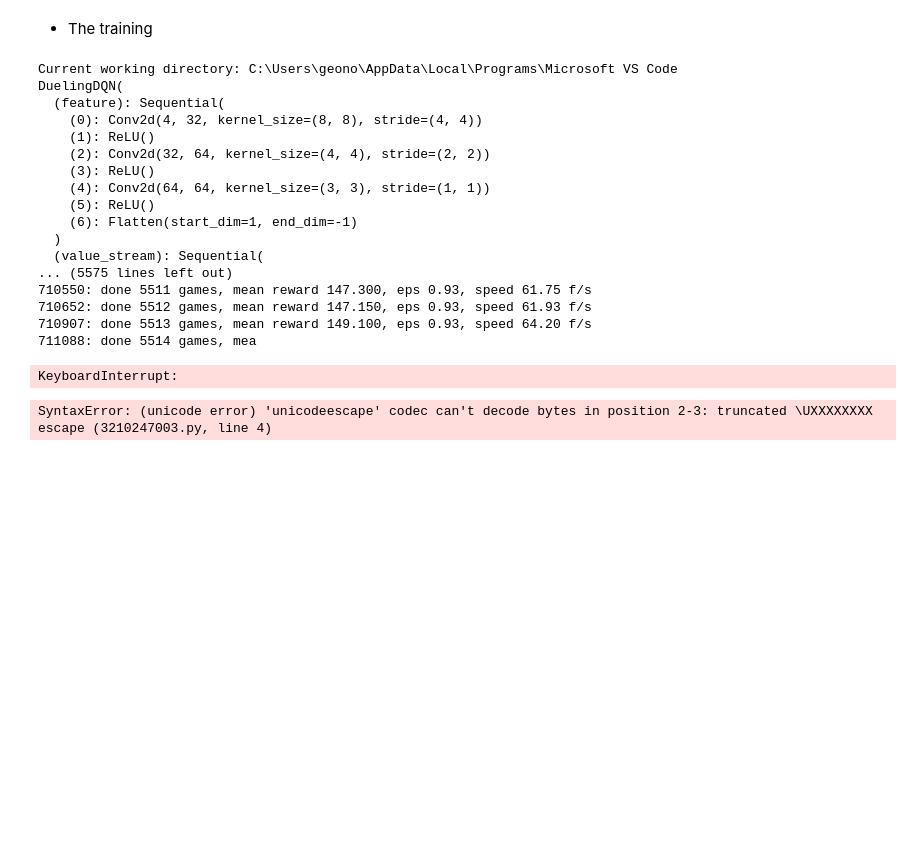
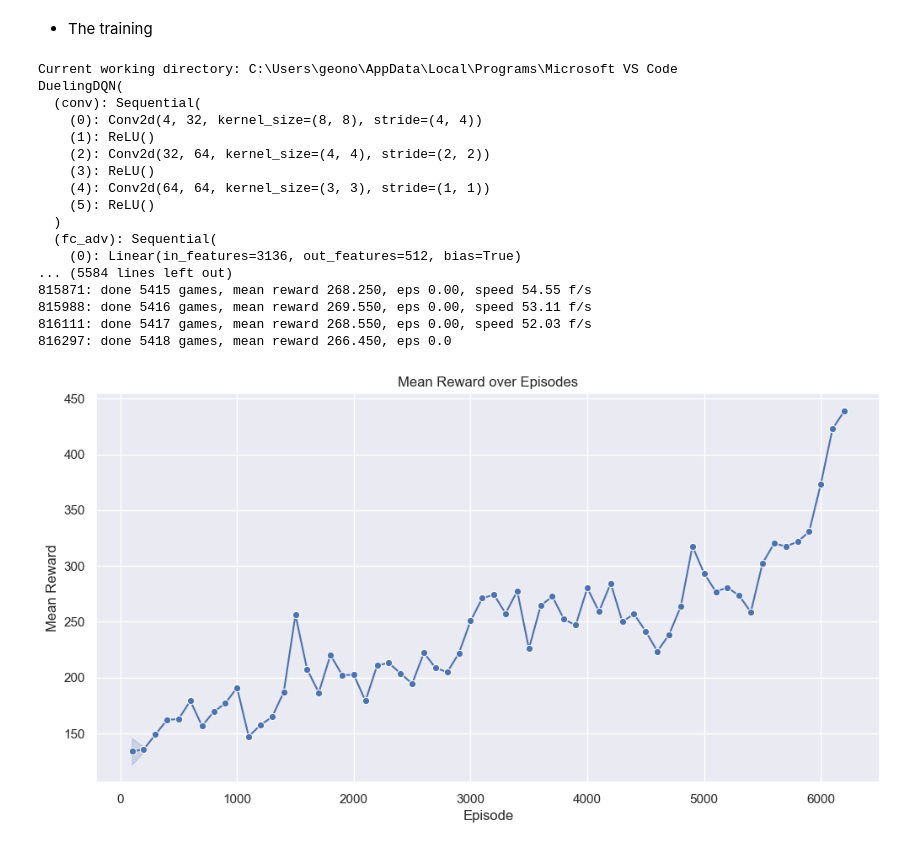
Before and after one commit to GeoNosX/Reinforcement-Learning-Projects-UNIWA, a Jupyter notebook: DQN_SpaceInvaders_Project_UNIWA_3.ipynb, the cells around one changed output. Cells and saved outputs as stored; diff of their text form; code cells hidden in the pictures; blank space fills up the shorter version.

```diff
--- a/DQN_SpaceInvaders_Project_UNIWA_3.ipynb
+++ b/DQN_SpaceInvaders_Project_UNIWA_3.ipynb
@@ -173,10 +173,8 @@ def make_env(env_name):
 # %%
 import matplotlib.pyplot as plt
 env=make_env("ALE/SpaceInvaders-v5")
-env.reset()
-for i in range(30):
-    image=env.step(2)
-plt.imshow(image[0].transpose(1,2,0))
+image,info=env.reset()
+plt.imshow(image[-1])
 plt.show()
 env.close()
 # %% [output]
@@ -795,15 +793,15 @@ MEAN_REWARD_BOUND = 500
 
 GAMMA = 0.99
 BATCH_SIZE = 32
-REPLAY_SIZE = 100000
-LEARNING_RATE = 4.2e-5
-SYNC_TARGET_FRAMES = 1000
-REPLAY_START_SIZE = 10000
+REPLAY_SIZE = 70_000
+LEARNING_RATE = (1e-4)/2
+SYNC_TARGET_FRAMES = 6000
+REPLAY_START_SIZE = 10_000
 
 EPSILON_DECAY_LAST_FRAME = 10**7
 EPSILON_START = 1.0
 EPSILON_FINAL = 0.001
-
+EPSILON_DECAY=0.9
 
 Experience = collections.namedtuple('Experience', field_names=['state', 'action', 'reward', 'done', 'new_state'])
 
@@ -959,7 +957,7 @@ if __name__ == "__main__":
 
     while True:
         frame_idx += 1
-        epsilon = max(EPSILON_FINAL, EPSILON_START - frame_idx / EPSILON_DECAY_LAST_FRAME)
+        #epsilon = max(EPSILON_FINAL, EPSILON_START - frame_idx / EPSILON_DECAY_LAST_FRAME)
 
 
         reward = agent.play_step(net, epsilon, device=device)
@@ -978,9 +976,10 @@ if __name__ == "__main__":
 
             # Save the mean reward to a file
             if num_games % 100 == 0: # Save every 100 games
+                epsilon = max(EPSILON_FINAL, EPSILON_DECAY * epsilon)
                 with open(mean_rewards_filepath, 'a') as f:
                     f.write(f'{num_games},{mean_reward:.2f}\n')
-                print(f'Mean reward for episode {num_games} saved to {mean_rewards_filepath}')
+                print(f'## -- Mean reward {mean_reward:.2f} for episode {num_games} saved to {mean_rewards_filepath}--##')
 
             if best_mean_reward is None or best_mean_reward < mean_reward:
                 torch.save(net.state_dict(), args.env.replace("/", "_") + "-best.dat")
@@ -1031,34 +1030,32 @@ if __name__ == "__main__":
 # %% [output]
 Current working directory: C:\Users\geono\AppData\Local\Programs\Microsoft VS Code
 DuelingDQN(
-  (feature): Sequential(
+  (conv): Sequential(
     (0): Conv2d(4, 32, kernel_size=(8, 8), stride=(4, 4))
     (1): ReLU()
     (2): Conv2d(32, 64, kernel_size=(4, 4), stride=(2, 2))
     (3): ReLU()
     (4): Conv2d(64, 64, kernel_size=(3, 3), stride=(1, 1))
     (5): ReLU()
-    (6): Flatten(start_dim=1, end_dim=-1)
   )
-  (value_stream): Sequential(
-... (5575 lines left out)
-710550: done 5511 games, mean reward 147.300, eps 0.93, speed 61.75 f/s
-710652: done 5512 games, mean reward 147.150, eps 0.93, speed 61.93 f/s
-710907: done 5513 games, mean reward 149.100, eps 0.93, speed 64.20 f/s
-711088: done 5514 games, mea
+  (fc_adv): Sequential(
+    (0): Linear(in_features=3136, out_features=512, bias=True)
+... (5584 lines left out)
+815871: done 5415 games, mean reward 268.250, eps 0.00, speed 54.55 f/s
+815988: done 5416 games, mean reward 269.550, eps 0.00, speed 53.11 f/s
+816111: done 5417 games, mean reward 268.550, eps 0.00, speed 52.03 f/s
+816297: done 5418 games, mean reward 266.450, eps 0.0
-KeyboardInterrupt:
 # %%
 import pandas as pd
 import seaborn as sns
 import matplotlib.pyplot as plt
-mean_rewards_filepath = 'C:\Users\geono\AppData\Local\Programs\Microsoft VS Code\mean_rewards.csv'
 red_df_3=pd.read_csv(mean_rewards_filepath, names=['Episode', 'MeanReward'])
 sns.set(style="darkgrid")
 plt.figure(figsize=(12, 6))
-sns.lineplot(data=red_df_3, x='Episode', y='MeanReward')
+sns.lineplot(data=red_df_3, x='Episode', y='MeanReward', marker="o")
 plt.title('Mean Reward over Episodes')
 plt.xlabel('Episode')
 plt.ylabel('Mean Reward')
 plt.show()
 # %% [output]
-SyntaxError: (unicode error) 'unicodeescape' codec can't decode bytes in position 2-3: truncated \UXXXXXXXX escape (3210247003.py, line 4)
+[figure, added]
```
Also changed, not shown: parts of 1 cell of this notebook.
